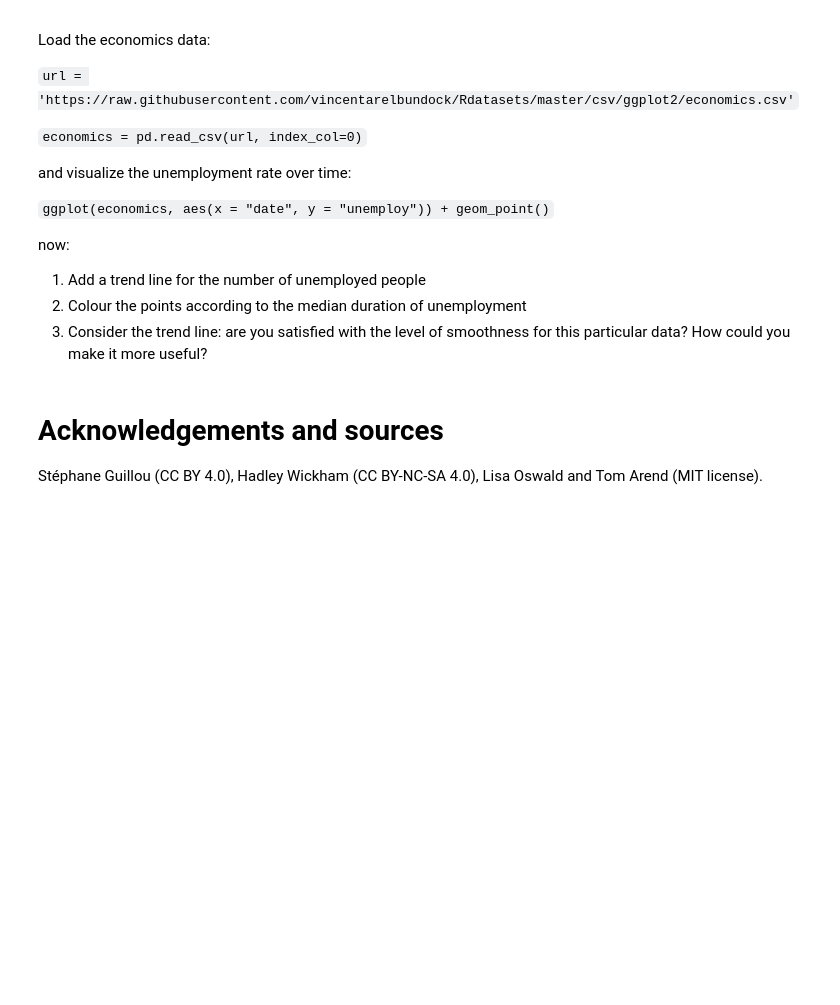
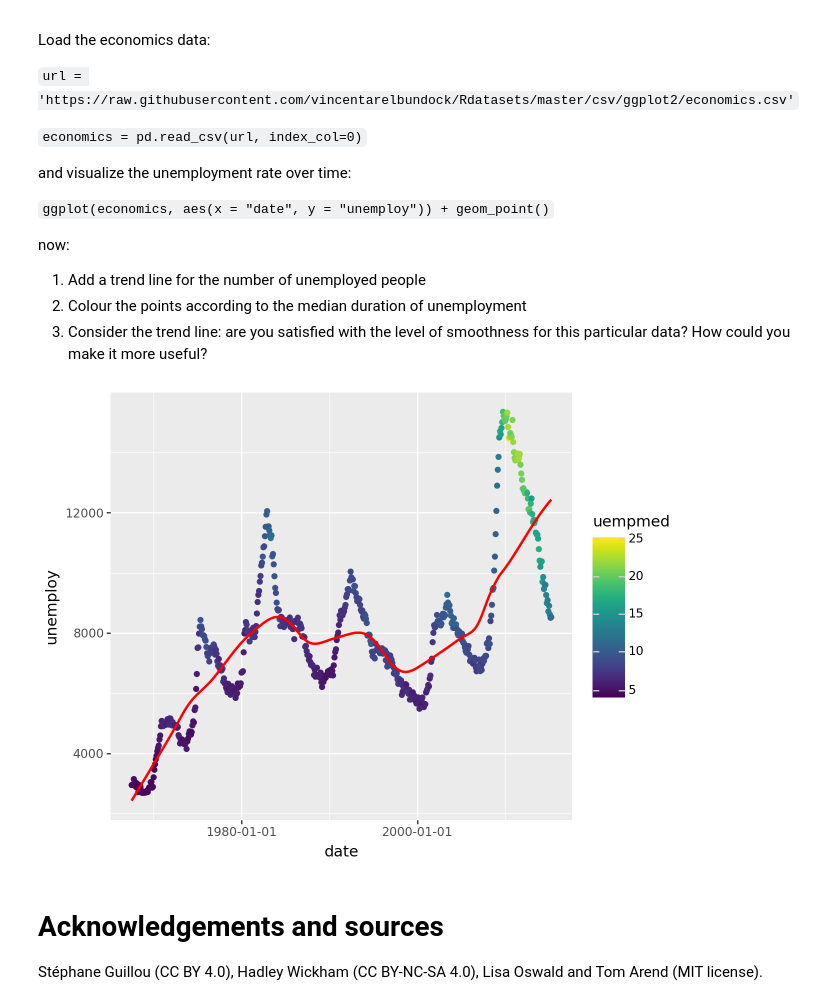
Before and after one commit to najirod02/Dataviz, a Jupyter notebook: lab/Lab08.ipynb, the cells around one changed output. Cells and saved outputs as stored; diff of their text form; code cells hidden in the pictures; blank space fills up the shorter version.

```diff
--- a/lab/Lab08.ipynb
+++ b/lab/Lab08.ipynb
@@ -303,6 +356,22 @@ now:
 1. Add a trend line for the number of unemployed people
 2. Colour the points according to the median duration of unemployment
 3. Consider the trend line: are you satisfied with the level of smoothness for this particular data? How could you make it more useful?
+# %%
+from plotnine import ggplot, aes, geom_point, geom_smooth, theme
+import pandas as pd
+
+url = 'https://raw.githubusercontent.com/vincentarelbundock/Rdatasets/master/csv/ggplot2/economics.csv'
+economics = pd.read_csv(url, index_col=0)
+
+#convert the date column in an actual date format
+economics['date'] = pd.to_datetime(economics['date'])
+
+ggplot(economics, aes(x="date", y="unemploy")) + geom_point(aes(color="uempmed")) + geom_smooth(color="red", span=0.25, se=False)
+#by settin a smaller span, we produce wigglier lines, larger numbers produce smoother lines.
+#in this case, as we want to fit at best the data distribution, we lower the span value
+#if the value is too low its like we overfit the distribution while with too large values we underfit
+# %% [output]
+[figure, added]
 # %% [markdown]
 # Acknowledgements and sources
 
```
Also changed, not shown: parts of 14 cells of this notebook.
